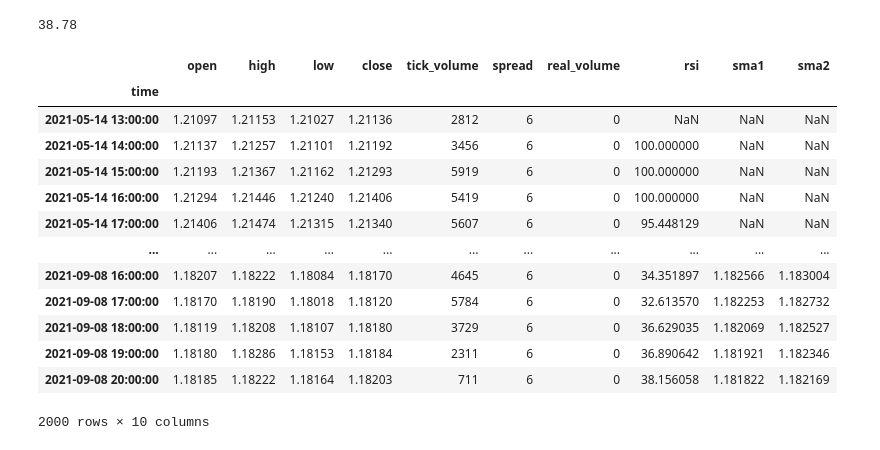
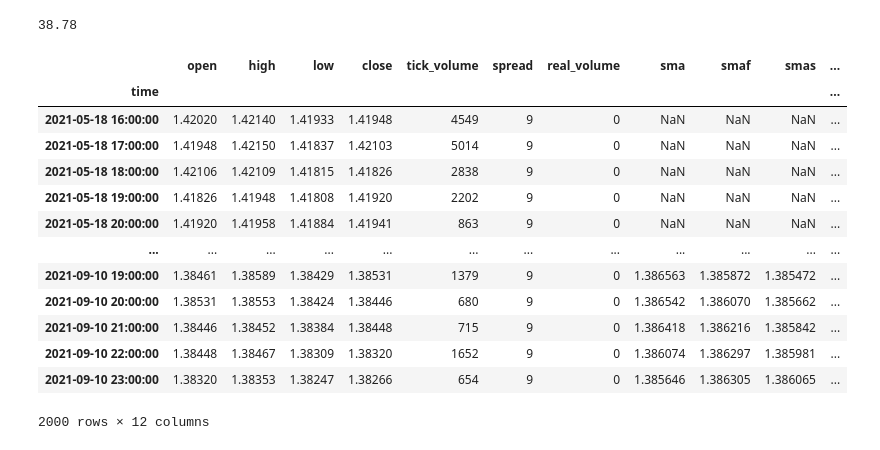
Before and after one commit to vanimesh76/Forex, a Jupyter notebook: EPL_DS_Challenge/21082021_working.ipynb, the cells around one changed output. Saved outputs shown, nothing was run; the diff lists cells and outputs as text; code cells hidden in the pictures.

```diff
--- a/EPL_DS_Challenge/21082021_working.ipynb
+++ b/EPL_DS_Challenge/21082021_working.ipynb
@@ -24,10 +24,15 @@ def get_values(symbol):
 
     rates_frame['time']=pd.to_datetime(rates_frame['time'], unit='s')
     rates_frame = rates_frame.set_index('time')
-    rates_frame['rsi'] = get_rsi(rates_frame['close'], 24)
 
-    rates_frame['sma1']= rates_frame['close'].rolling(window=10).mean()
-    rates_frame['sma2']= rates_frame['close'].rolling(window=13).mean()
+    rates_frame['sma']= rates_frame['close'].rolling(window=12).mean()
+    rates_frame['smaf']= rates_frame['sma'].rolling(window=10).mean()
+    rates_frame['smas']= rates_frame['sma'].rolling(window=13).mean()
+
+    rates_frame['rsi'] = get_rsi(rates_frame['close'], 48)
+    rates_frame['smarsi']= rates_frame['rsi'].rolling(window=24).mean()
+
+#     rates_frame['sma2']= rates_frame['close'].rolling(window=13).mean()
 
     return rates_frame
 # %%
@@ -54,21 +59,21 @@ def get_rsi(close, lookback):
 #     print(time.time()-t)
     return rsi_df
 # %%
-symbol = "EURUSD"
+symbol = "GBPUSD"
 a = get_values(symbol)
 a
 # %% [output]
-|  | open | high | low | close | tick_volume | spread | real_volume | rsi | sma1 | sma2 |
-| time |  |  |  |  |  |  |  |  |  |  |
-| 2021-05-14 13:00:00 | 1.21097 | 1.21153 | 1.21027 | 1.21136 | 2812 | 6 | 0 | NaN | NaN | NaN |
-| 2021-05-14 14:00:00 | 1.21137 | 1.21257 | 1.21101 | 1.21192 | 3456 | 6 | 0 | 100.000000 | NaN | NaN |
-| 2021-05-14 15:00:00 | 1.21193 | 1.21367 | 1.21162 | 1.21293 | 5919 | 6 | 0 | 100.000000 | NaN | NaN |
-| 2021-05-14 16:00:00 | 1.21294 | 1.21446 | 1.21240 | 1.21406 | 5419 | 6 | 0 | 100.000000 | NaN | NaN |
-| 2021-05-14 17:00:00 | 1.21406 | 1.21474 | 1.21315 | 1.21340 | 5607 | 6 | 0 | 95.448129 | NaN | NaN |
-| ... | ... | ... | ... | ... | ... | ... | ... | ... | ... | ... |
-| 2021-09-08 16:00:00 | 1.18207 | 1.18222 | 1.18084 | 1.18170 | 4645 | 6 | 0 | 34.351897 | 1.182566 | 1.183004 |
-| 2021-09-08 17:00:00 | 1.18170 | 1.18190 | 1.18018 | 1.18120 | 5784 | 6 | 0 | 32.613570 | 1.182253 | 1.182732 |
-| 2021-09-08 18:00:00 | 1.18119 | 1.18208 | 1.18107 | 1.18180 | 3729 | 6 | 0 | 36.629035 | 1.182069 | 1.182527 |
-| 2021-09-08 19:00:00 | 1.18180 | 1.18286 | 1.18153 | 1.18184 | 2311 | 6 | 0 | 36.890642 | 1.181921 | 1.182346 |
-| 2021-09-08 20:00:00 | 1.18185 | 1.18222 | 1.18164 | 1.18203 | 711 | 6 | 0 | 38.156058 | 1.181822 | 1.182169 |
+|  | open | high | low | close | tick_volume | spread | real_volume | sma | smaf | smas | ... |
+| time |  |  |  |  |  |  |  |  |  |  | ... |
+| 2021-05-18 16:00:00 | 1.42020 | 1.42140 | 1.41933 | 1.41948 | 4549 | 9 | 0 | NaN | NaN | NaN | ... |
+| 2021-05-18 17:00:00 | 1.41948 | 1.42150 | 1.41837 | 1.42103 | 5014 | 9 | 0 | NaN | NaN | NaN | ... |
+| 2021-05-18 18:00:00 | 1.42106 | 1.42109 | 1.41815 | 1.41826 | 2838 | 9 | 0 | NaN | NaN | NaN | ... |
+| 2021-05-18 19:00:00 | 1.41826 | 1.41948 | 1.41808 | 1.41920 | 2202 | 9 | 0 | NaN | NaN | NaN | ... |
+| 2021-05-18 20:00:00 | 1.41920 | 1.41958 | 1.41884 | 1.41941 | 863 | 9 | 0 | NaN | NaN | NaN | ... |
+| ... | ... | ... | ... | ... | ... | ... | ... | ... | ... | ... | ... |
+| 2021-09-10 19:00:00 | 1.38461 | 1.38589 | 1.38429 | 1.38531 | 1379 | 9 | 0 | 1.386563 | 1.385872 | 1.385472 | ... |
+| 2021-09-10 20:00:00 | 1.38531 | 1.38553 | 1.38424 | 1.38446 | 680 | 9 | 0 | 1.386542 | 1.386070 | 1.385662 | ... |
+| 2021-09-10 21:00:00 | 1.38446 | 1.38452 | 1.38384 | 1.38448 | 715 | 9 | 0 | 1.386418 | 1.386216 | 1.385842 | ... |
+| 2021-09-10 22:00:00 | 1.38448 | 1.38467 | 1.38309 | 1.38320 | 1652 | 9 | 0 | 1.386074 | 1.386297 | 1.385981 | ... |
+| 2021-09-10 23:00:00 | 1.38320 | 1.38353 | 1.38247 | 1.38266 | 654 | 9 | 0 | 1.385646 | 1.386305 | 1.386065 | ... |
-2000 rows × 10 columns
+2000 rows × 12 columns
```
Also changed, not shown: parts of 5 cells of this notebook, 10 other files.
